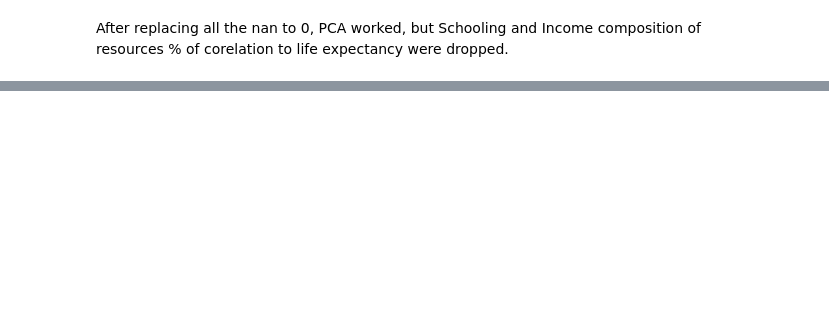
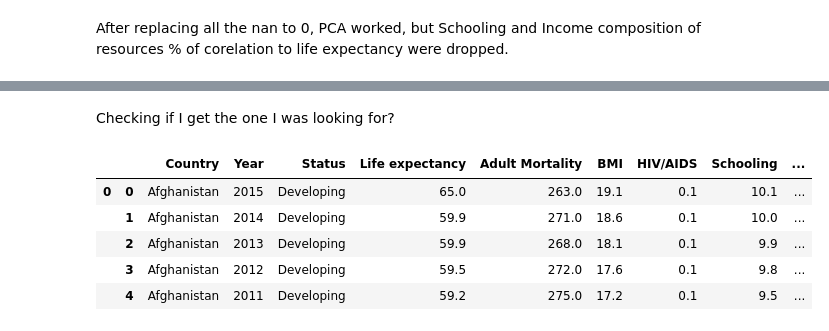
Before and after one commit to pspabhandari/EDA-challenge, a Jupyter notebook: EDA challenge.ipynb, the cells around one changed output, grey strips where cells are left out. Cells and saved outputs as stored; diff of their text form; code cells hidden in the pictures; blank space fills up the shorter version.

```diff
--- a/EDA challenge.ipynb
+++ b/EDA challenge.ipynb
@@ -1168,0 +1221,18 @@ So from above, we can choose Pca_1 for positive and pca_2 for negative corelatio
+# %%
+#dropping irrevelant columns
+cols = [5, 6, 7, 8, 9, 11, 12, 13, 14, 16, 17, 18, 19, 20]
+life_expectancy_c.drop(life_expectancy_c.columns[cols],axis=1,inplace=True)
+# %%
+#dropping all the columns remaining except the pca and highly correlated features to target
+life_expectancy_c.drop(life_expectancy_c.iloc[:, 8:65],axis=1,inplace=True)
+# %% [markdown]
+Checking if I get the one I was looking for?
+# %%
+life_expectancy_c.head()
+# %% [output]
+|  |  | Country | Year | Status | Life expectancy | Adult Mortality | BMI | HIV/AIDS | Schooling | ... |
+| 0 | 0 | Afghanistan | 2015 | Developing | 65.0 | 263.0 | 19.1 | 0.1 | 10.1 | ... |
+|  | 1 | Afghanistan | 2014 | Developing | 59.9 | 271.0 | 18.6 | 0.1 | 10.0 | ... |
+|  | 2 | Afghanistan | 2013 | Developing | 59.9 | 268.0 | 18.1 | 0.1 | 9.9 | ... |
+|  | 3 | Afghanistan | 2012 | Developing | 59.5 | 272.0 | 17.6 | 0.1 | 9.8 | ... |
+|  | 4 | Afghanistan | 2011 | Developing | 59.2 | 275.0 | 17.2 | 0.1 | 9.5 | ... |
```
Also changed, not shown: parts of 30 cells of this notebook.
